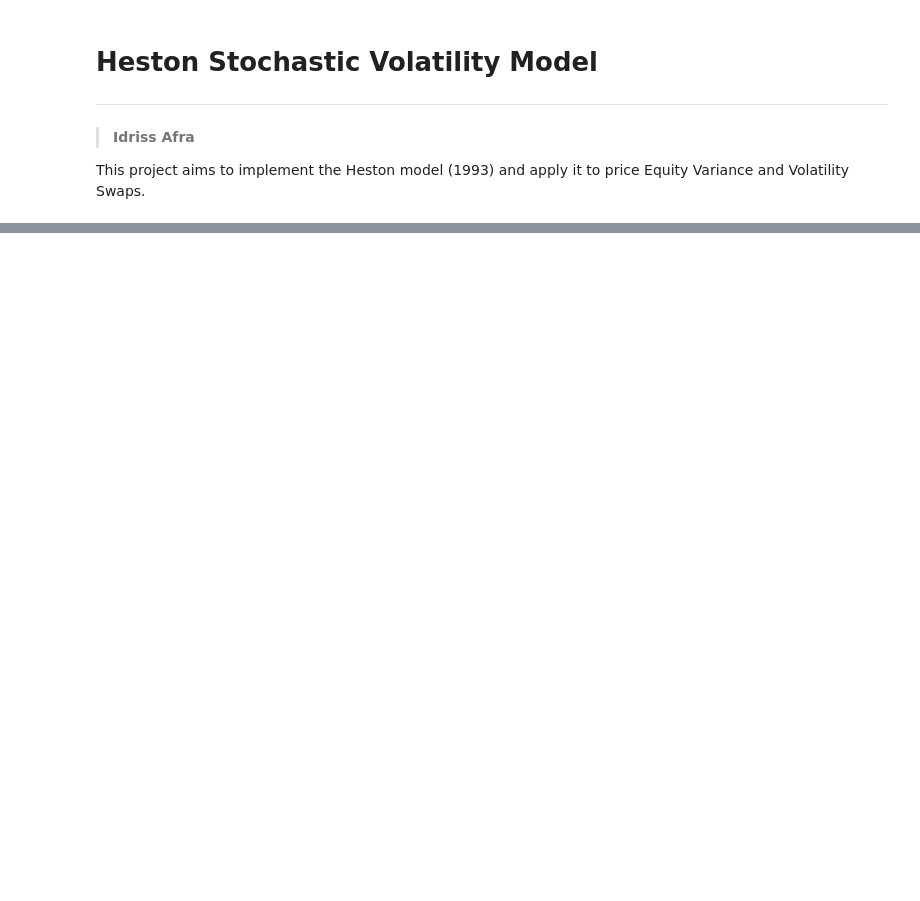
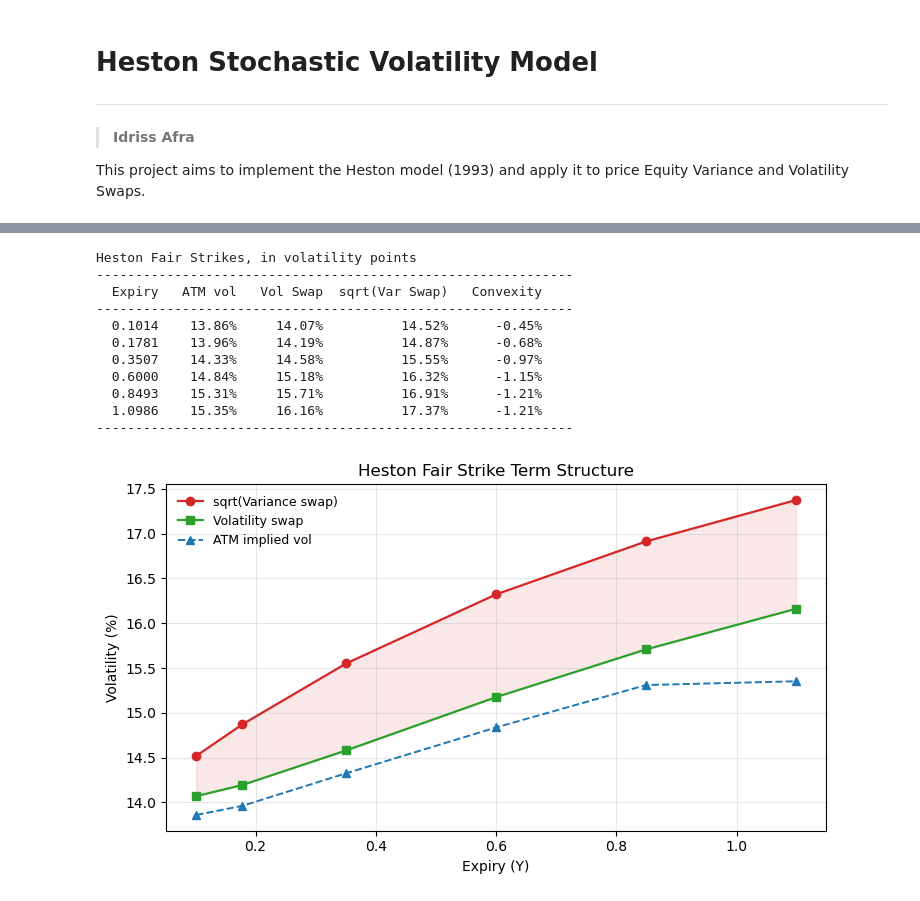
Before and after one commit to Idriss-Afra/Heston-Stochastic-Volatility-Model, a Jupyter notebook: Heston Stochastic Volatility Model.ipynb, the cells around one changed output, grey strips where cells are left out. Cells and saved outputs as stored; diff of their text form; code cells hidden in the pictures; blank space fills up the shorter version.

```diff
--- a/Heston Stochastic Volatility Model.ipynb
+++ b/Heston Stochastic Volatility Model.ipynb
@@ -1040,0 +896,39 @@ The Square-Root of the Fair Variance Strike (Heston) up to 2025-12-19 is : 16.50
+# %%
+var_heston = heston_model.fair_variance_strike(expiries)   # Fair var strike
+vol_heston = heston_model.fair_volatility_strike(expiries) # Fair vol strike
+convexity  = vol_heston - np.sqrt(var_heston) # Vol convexity adjustment
+atm_vols   = np.array([np.interp(forwards[i], strikes[i][np.isfinite(market_vols[i])],
+                                 market_vols[i][np.isfinite(market_vols[i])])
+                       for i in range(expiries.size)])
+print("Heston Fair Strikes, in volatility points")
+print("-" * 61)
+print(f"{'Expiry':>8} {'ATM vol':>9} {'Vol Swap':>10} {'sqrt(Var Swap)':>15} {'Convexity':>11} ")
+print("-" * 61)
+for i, T_i in enumerate(expiries):
+    print(f"{T_i:>8.4f} {100*atm_vols[i]:>8.2f}% {100*vol_heston[i]:>9.2f}% "
+          f"{100*np.sqrt(var_heston[i]):>14.2f}% {100*convexity[i]:>10.2f}% ")
+print("-" * 61)
+
+fig, ax1 = plt.subplots(figsize=(7.5, 4.4))
+ax1.plot(expiries, 100*np.sqrt(var_heston), "o-", color="C3", lw=1.6, label="sqrt(Variance swap)")
+ax1.plot(expiries, 100*vol_heston, "s-", color="C2", lw=1.6, label="Volatility swap")
+ax1.plot(expiries, 100*atm_vols, "^--", color="C0", lw=1.4, label="ATM implied vol")
+ax1.fill_between(expiries, 100*vol_heston, 100*np.sqrt(var_heston), color="C3", alpha=0.10)
+ax1.set_title("Heston Fair Strike Term Structure", fontsize=12)
+ax1.set_xlabel("Expiry (Y)", fontsize=10); ax1.set_ylabel("Volatility (%)", fontsize=10)
+ax1.grid(alpha=0.3); ax1.legend(fontsize=9, frameon=False, loc="upper left")
+fig.tight_layout()
+plt.show()
+# %% [output]
+Heston Fair Strikes, in volatility points
+-------------------------------------------------------------
+  Expiry   ATM vol   Vol Swap  sqrt(Var Swap)   Convexity
+-------------------------------------------------------------
+  0.1014    13.86%     14.07%          14.52%      -0.45%
+  0.1781    13.96%     14.19%          14.87%      -0.68%
+  0.3507    14.33%     14.58%          15.55%      -0.97%
+  0.6000    14.84%     15.18%          16.32%      -1.15%
+  0.8493    15.31%     15.71%          16.91%      -1.21%
+  1.0986    15.35%     16.16%          17.37%      -1.21%
+-------------------------------------------------------------
+[figure, added]
```
Also changed, not shown: parts of 35 cells of this notebook, 2 other files.
